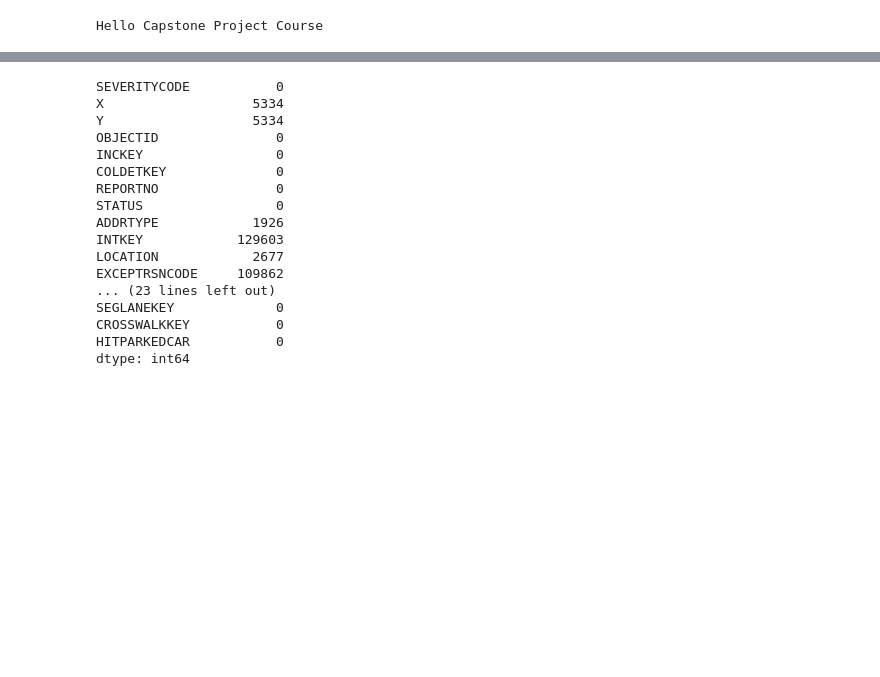
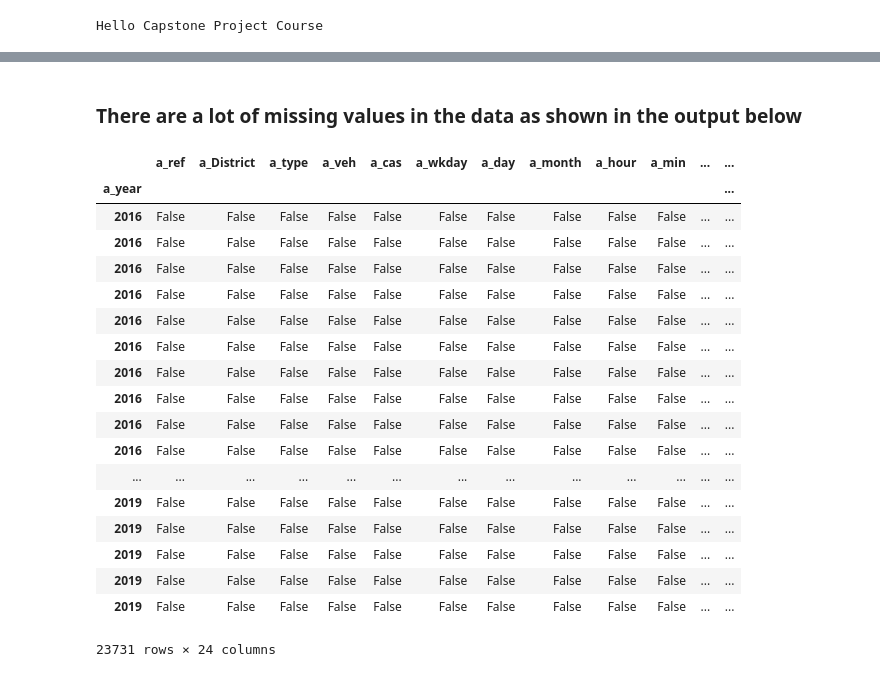
Before and after one commit to networkmeister/Applied-Data-Science-Specialization-Capstone-Project, a Jupyter notebook: Applied Data Science Specialization Capstone Project.ipynb, the cells around one changed output, grey strips where cells are left out. Cells and saved outputs as stored; diff of their text form; code cells hidden in the pictures; blank space fills up the shorter version.

```diff
--- a/Applied Data Science Specialization Capstone Project.ipynb
+++ b/Applied Data Science Specialization Capstone Project.ipynb
@@ -84,0 +69,3 @@ df.describe(include = "all")
+# %%
+df = df.replace(r'^\s*$', np.nan, regex=True)
+df.isnull().sum(axis=0)
@@ -85,20 +107,24 @@ df.describe(include = "all")
+# %% [markdown]
+### There are a lot  of missing values in the data as shown in the output below
 # %%
-df.isnull().sum(axis=0)
+df.isnull()
 # %% [output]
+|  | a_ref | a_District | a_type | a_veh | a_cas | a_wkday | a_day | a_month | a_hour | a_min | ... | ... |
+| a_year |  |  |  |  |  |  |  |  |  |  |  | ... |
+| 2016 | False | False | False | False | False | False | False | False | False | False | ... | ... |
+| 2016 | False | False | False | False | False | False | False | False | False | False | ... | ... |
+| 2016 | False | False | False | False | False | False | False | False | False | False | ... | ... |
+| 2016 | False | False | False | False | False | False | False | False | False | False | ... | ... |
+| 2016 | False | False | False | False | False | False | False | False | False | False | ... | ... |
+| 2016 | False | False | False | False | False | False | False | False | False | False | ... | ... |
+| 2016 | False | False | False | False | False | False | False | False | False | False | ... | ... |
+| 2016 | False | False | False | False | False | False | False | False | False | False | ... | ... |
+| 2016 | False | False | False | False | False | False | False | False | False | False | ... | ... |
+| 2016 | False | False | False | False | False | False | False | False | False | False | ... | ... |
+| ... | ... | ... | ... | ... | ... | ... | ... | ... | ... | ... | ... | ... |
+| 2019 | False | False | False | False | False | False | False | False | False | False | ... | ... |
+| 2019 | False | False | False | False | False | False | False | False | False | False | ... | ... |
+| 2019 | False | False | False | False | False | False | False | False | False | False | ... | ... |
+| 2019 | False | False | False | False | False | False | False | False | False | False | ... | ... |
+| 2019 | False | False | False | False | False | False | False | False | False | False | ... | ... |
-SEVERITYCODE           0
-X                   5334
-Y                   5334
-OBJECTID               0
-INCKEY                 0
-COLDETKEY              0
-REPORTNO               0
-STATUS                 0
-ADDRTYPE            1926
-INTKEY            129603
-LOCATION            2677
-EXCEPTRSNCODE     109862
-... (23 lines left out)
-SEGLANEKEY             0
-CROSSWALKKEY           0
-HITPARKEDCAR           0
-dtype: int64
+23731 rows × 24 columns
```
Also changed, not shown: parts of 27 cells of this notebook.
